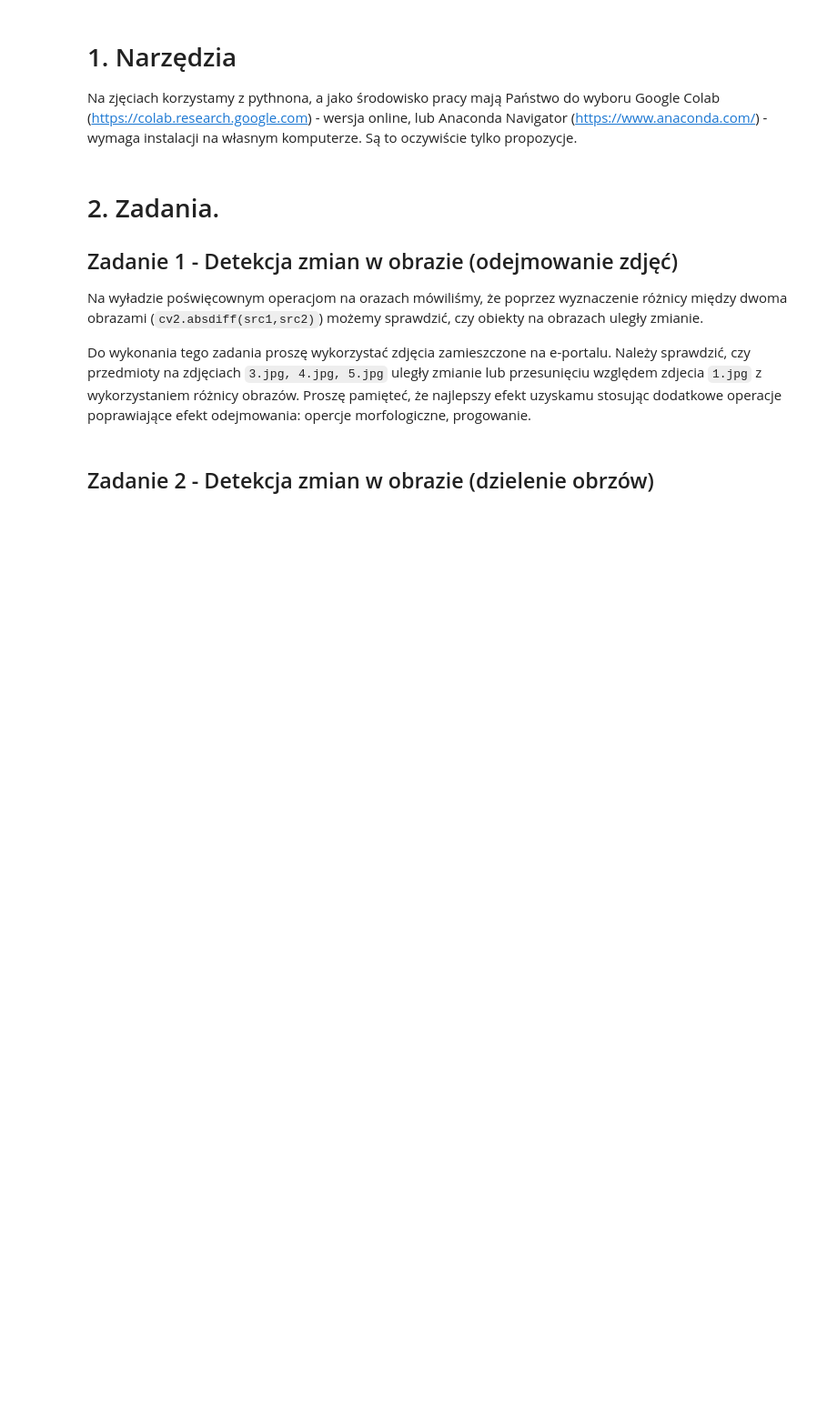
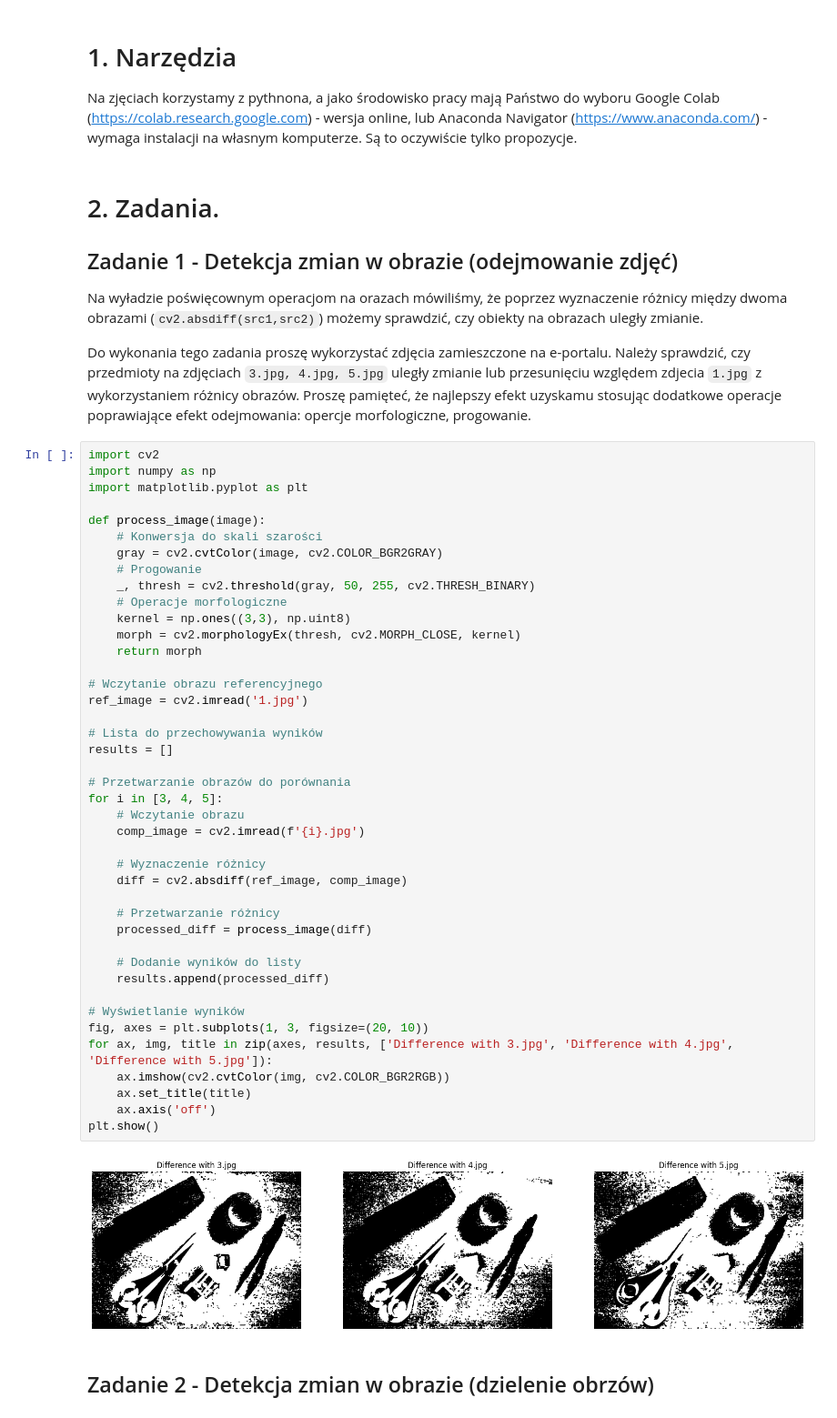
Before and after one commit to paulpel/Visual-Lab, a Jupyter notebook: Lab7/Lab7.ipynb, the cells around one changed output. Shown: that part at 91% size. Drawn from its saved outputs; the diff is of its cells as text; blank space fills up the shorter version.

```diff
--- a/Lab7/Lab7.ipynb
+++ b/Lab7/Lab7.ipynb
@@ -19,6 +19,50 @@ Na zjęciach korzystamy z pythnona, a jako środowisko pracy mają Państwo do w
 Na wyładzie poświęcownym operacjom na orazach mówiliśmy, że poprzez wyznaczenie różnicy między dwoma obrazami (`cv2.absdiff(src1,src2)`) możemy sprawdzić, czy obiekty na obrazach uległy zmianie.
 
 Do wykonania tego zadania proszę wykorzystać zdjęcia zamieszczone na e-portalu. Należy sprawdzić, czy przedmioty na zdjęciach `3.jpg, 4.jpg, 5.jpg` uległy zmianie lub przesunięciu względem zdjecia `1.jpg` z wykorzystaniem różnicy obrazów. Proszę pamięteć, że najlepszy efekt uzyskamu stosując dodatkowe operacje poprawiające efekt odejmowania: opercje morfologiczne, progowanie.
+# %%
+import cv2
+import numpy as np
+import matplotlib.pyplot as plt
+
+def process_image(image):
+    # Konwersja do skali szarości
+    gray = cv2.cvtColor(image, cv2.COLOR_BGR2GRAY)
+    # Progowanie
+    _, thresh = cv2.threshold(gray, 50, 255, cv2.THRESH_BINARY)
+    # Operacje morfologiczne
+    kernel = np.ones((3,3), np.uint8)
+    morph = cv2.morphologyEx(thresh, cv2.MORPH_CLOSE, kernel)
+    return morph
+
+# Wczytanie obrazu referencyjnego
+ref_image = cv2.imread('1.jpg')
+
+# Lista do przechowywania wyników
+results = []
+
+# Przetwarzanie obrazów do porównania
+for i in [3, 4, 5]:
+    # Wczytanie obrazu
+    comp_image = cv2.imread(f'{i}.jpg')
+
+    # Wyznaczenie różnicy
+    diff = cv2.absdiff(ref_image, comp_image)
+
+    # Przetwarzanie różnicy
+    processed_diff = process_image(diff)
+
+    # Dodanie wyników do listy
+    results.append(processed_diff)
+
+# Wyświetlanie wyników
+fig, axes = plt.subplots(1, 3, figsize=(20, 10))
+for ax, img, title in zip(axes, results, ['Difference with 3.jpg', 'Difference with 4.jpg', 'Difference with 5.jpg']):
+    ax.imshow(cv2.cvtColor(img, cv2.COLOR_BGR2RGB))
+    ax.set_title(title)
+    ax.axis('off')
+plt.show()
+# %% [output]
+[figure, added]
 # %% [markdown]
 ## Zadanie 2 - Detekcja zmian w obrazie (dzielenie obrzów)
 # %% [markdown]
```
